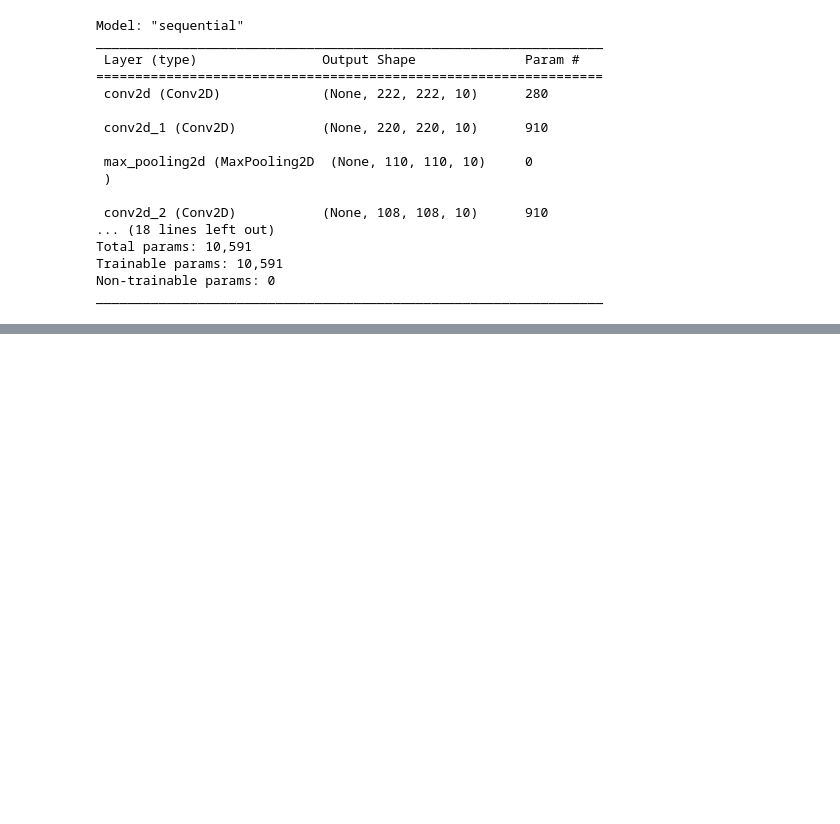
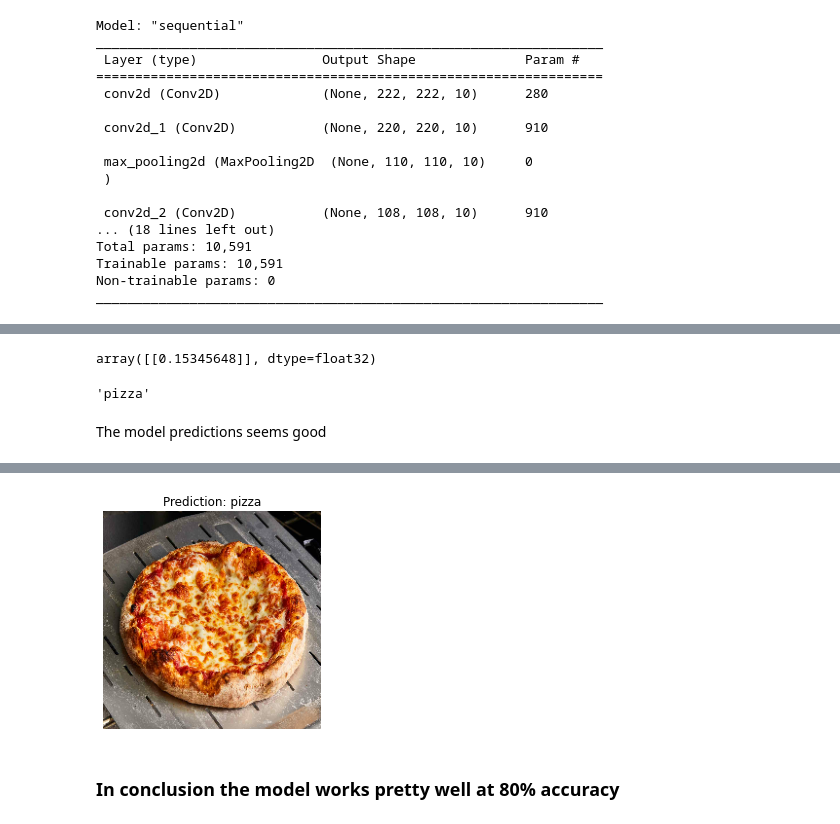
Before and after one commit to steve-mir/food_101_for_pizza_steak, a Jupyter notebook: binary_classification.ipynb, the cells around one changed output, grey strips where cells are left out. Drawn from its saved outputs; the diff is of its cells as text; code cells hidden in the pictures; blank space fills up the shorter version.

```diff
--- a/binary_classification.ipynb
+++ b/binary_classification.ipynb
@@ -249,0 +340,18 @@ plot_loss_curves(history_1)
+# %%
+def load_and_pre_image(filename, image_shape=224):
+    '''
+    Reads the image from a file and pre-processes it for tensorflow to use
+    '''
+    # read into the image
+    img = tf.io.read_file(filename)
+    # decode the read file into tensor
+    img = tf.image.decode_image(img)
+    # resize the image
+    img = tf.image.resize(img, size=[image_shape, image_shape])
+    # rescale the image (get all values between 0 and 1)
+    img = img/255.
+    return img
+# %%
+# load the img
+pizza_01 = load_and_pre_image("pizza_01.jpg")
+pizza_01
@@ -249,0 +376,2 @@ plot_loss_curves(history_1)
+# %%
+pred = model_1.predict(tf.expand_dims(pizza_01, axis=0))
@@ -249,0 +380,29 @@ plot_loss_curves(history_1)
+# %%
+pred
+# %% [output]
+array([[0.15345648]], dtype=float32)
+# %%
+pred_class = class_name[int(tf.round(pred))]
+pred_class
+# %% [output]
+'pizza'
+# %% [markdown]
+The model predictions seems good
+# %%
+def pred_and_plot(model, filename, class_names=class_name):
+    '''
+    Plots and predicts a data. Receives a model, and filename to the image to be predicted
+    '''
+    # import the target image and preprocess it
+    img = load_and_pre_image(filename)
+    # make a prediction
+    pred = model.predict(tf.expand_dims(img, axis=0))
+    # Get the predicted class
+    pred_class = class_names[int(tf.round(pred))]
+    # plot the image and the prediction class
+    plt.imshow(img)
+    plt.title(f"Prediction: {pred_class}")
+    plt.axis(False)
+# %%
+pred_and_plot(model_1, "pizza_01.jpg")
+# %% [output]
@@ -249,0 +410,3 @@ plot_loss_curves(history_1)
+[figure, added]
+# %% [markdown]
+### In conclusion the model works pretty well at 80% accuracy
```
Also changed, not shown: parts of 20 cells of this notebook, 1 other file.
